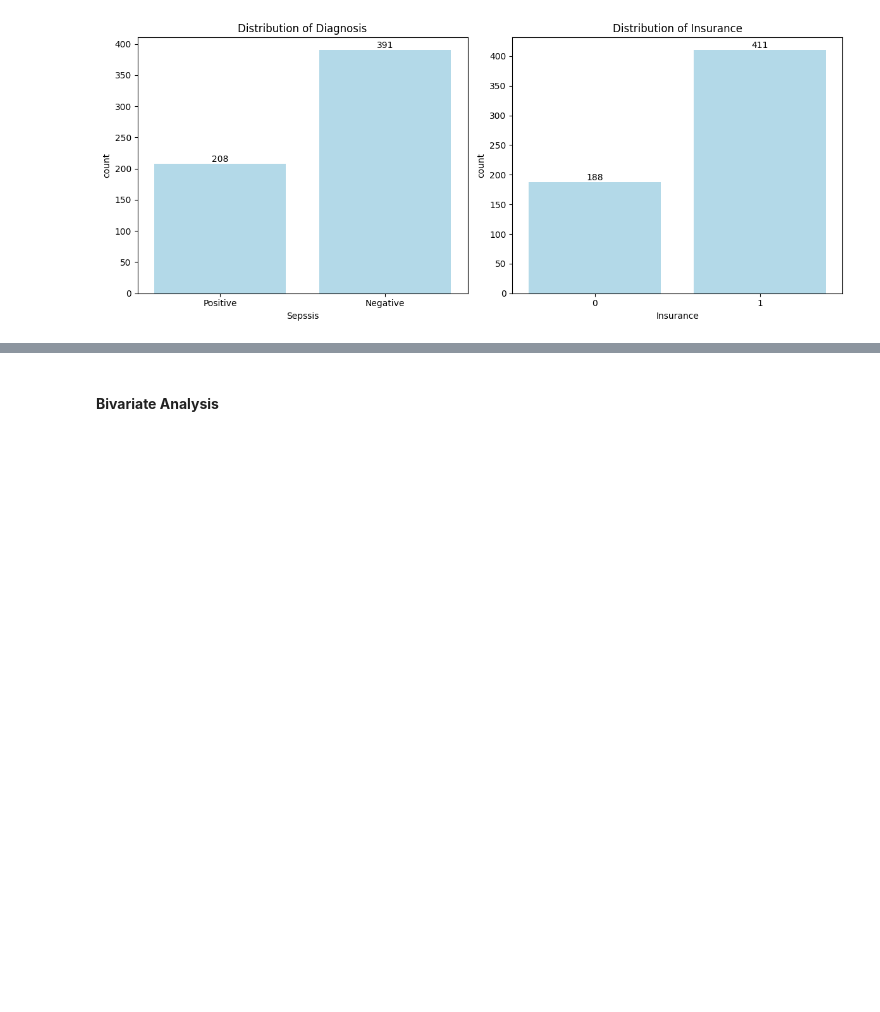
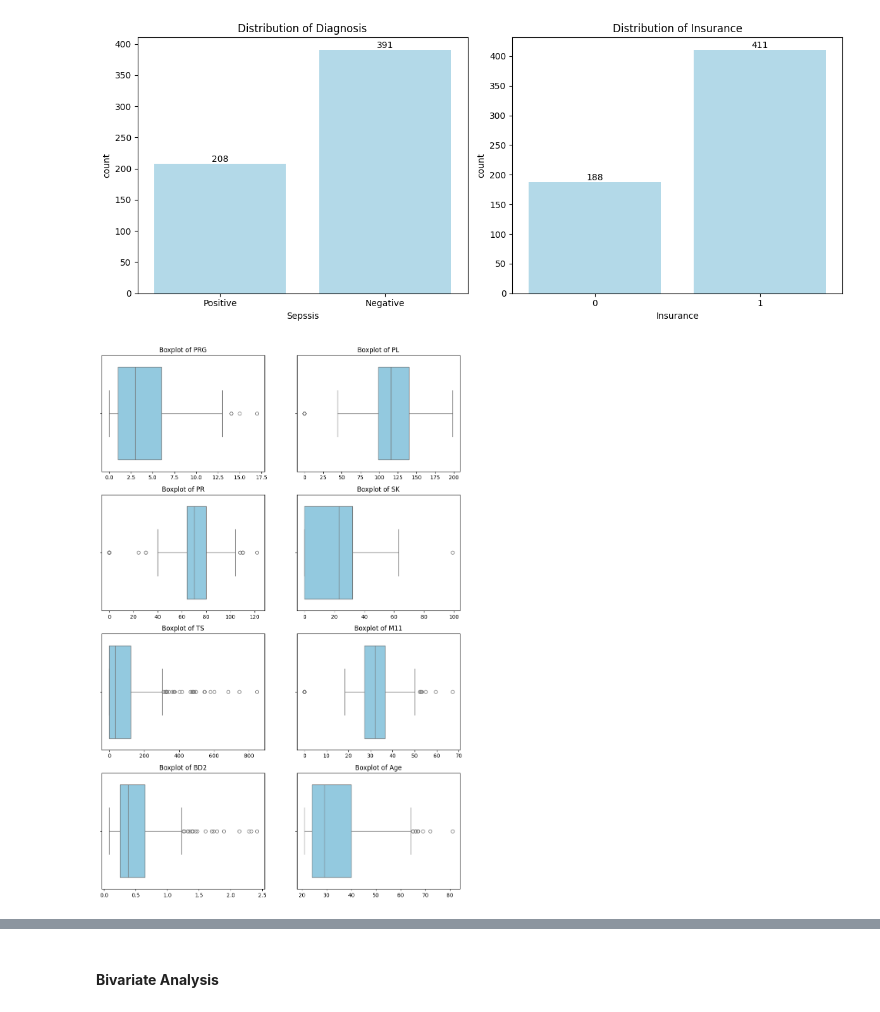
Before and after one commit to murithidenisgitobu/Sepsis-Predictor, a Jupyter notebook: Notebook.ipynb, the cells around one changed output, grey strips where cells are left out. Cells and saved outputs as stored; diff of their text form; code cells hidden in the pictures; blank space fills up the shorter version.

```diff
--- a/Notebook.ipynb
+++ b/Notebook.ipynb
@@ -166,6 +166,21 @@ plt.tight_layout()
 plt.show()
 # %% [output]
 [figure]
+# %%
+# Boxplots to show any outliers in the numerical columns
+fig, ax = plt.subplots(4, 2, figsize=(12,18))
+
+# Get numerical columns
+num_cols = df.drop(['ID', 'Insurance'], axis=1).select_dtypes(include='number').columns
+
+# Iterate over numerical columns
+for i, column in enumerate(num_cols):
+    row, col = i // 2, i % 2
+    sns.boxplot(x=column, data=df, ax=ax[row, col], color='skyblue')
+    ax[row, col].set_title(f'Boxplot of {column}')
+    ax[row, col].set_xlabel("")
+# %% [output]
+[figure, added]
 # %% [markdown]
 ## Notes
 - The dataset contains 11 columns and 599 rows
```
Also changed, not shown: parts of 5 cells of this notebook.
